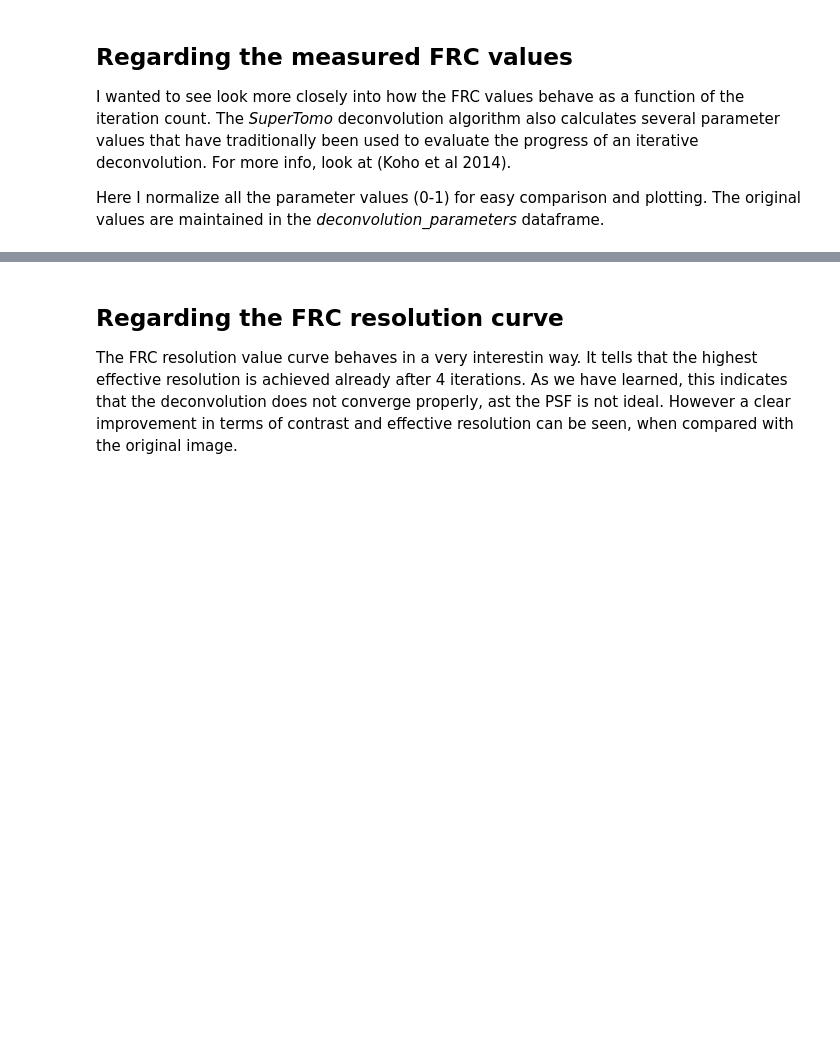
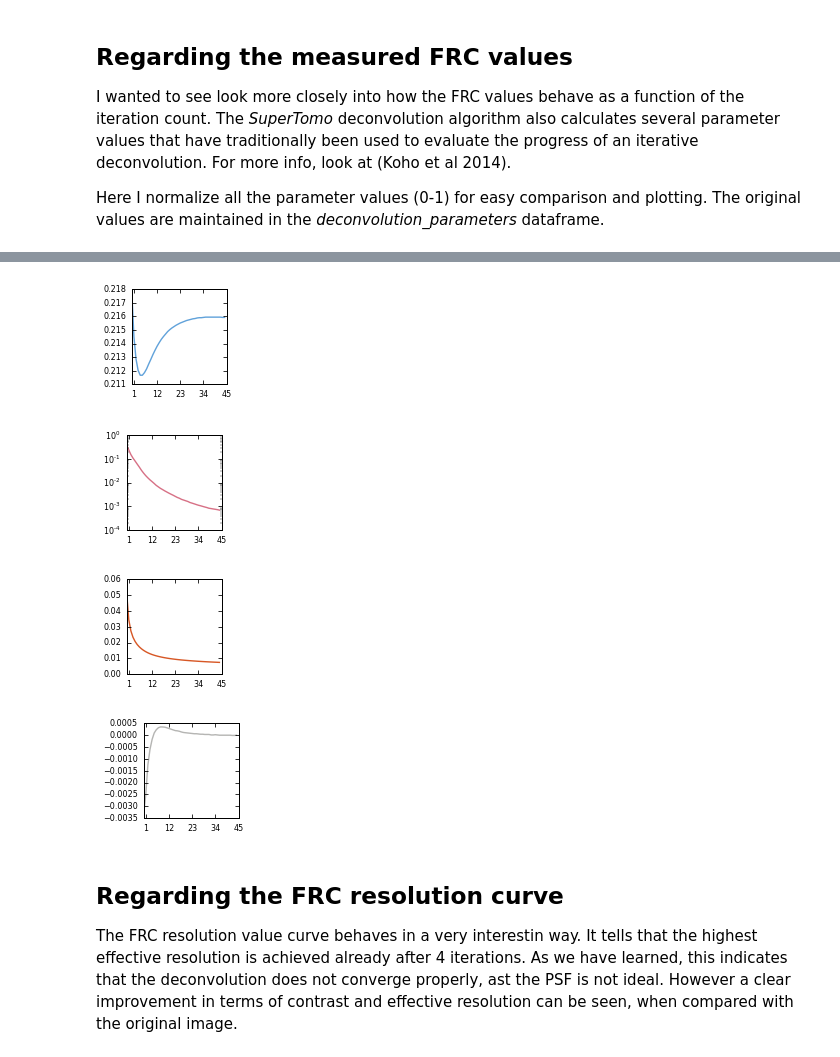
Before and after one commit to sakoho81/miplib, a Jupyter notebook: notebooks/2018-06-05 Deconvolution and FRC with a theoretical PSF (not converging).ipynb, the cells around one changed output, grey strips where cells are left out. Saved outputs shown, nothing was run; the diff lists cells and outputs as text; code cells hidden in the pictures; blank space fills up the shorter version.

Commit message:
Working on the FRC manuscript. A lot of minor changes -- and notebooks.

```diff
--- a/notebooks/2018-06-05 Deconvolution and FRC with a theoretical PSF (not converging).ipynb
+++ b/notebooks/2018-06-05 Deconvolution and FRC with a theoretical PSF (not converging).ipynb
@@ -238,3 +240,32 @@ curves.plot()
+# %%
+import matplotlib.pyplot as plt
+
+directory = "/Users/sami/Documents/Work/Article manuscripts/2018_FRC:FSC/Data/Figure_FRC_Deconvolution/RL_Not_Converging"
+
+
+
+x_ticks = np.linspace(1, n_iterations, num=5, dtype=int)
+size = (1.7, 1.7)
+frc_plot = curves.plot(y='frc', figsize=size, legend=False, color='#61a2da', xticks=x_ticks)
+plt.savefig(os.path.join(directory, "rl_resolution_vs_iteration.eps"),
+            dpi=1200, bbox_inches='tight', pad_inches=0, transparent=True)
+
+uesu_plot = curves.plot(y='uesu', figsize=size, legend=False, color='#d77186', xticks=x_ticks, logy=True)
+plt.savefig(os.path.join(directory, "rl_uesu_vs_iteration.eps"),
+            dpi=1200, bbox_inches='tight', pad_inches=0, transparent=True)
+
+tau1_plot = curves.plot(y='tau1', figsize=size, legend=False, color='#D75725', xticks=x_ticks)
+plt.savefig(os.path.join(directory, "rl_tau1_vs_iteration.eps"),
+            dpi=1200, bbox_inches='tight', pad_inches=0, transparent=True)
+
+frc_diff_plot = curves.plot(y='frcdiff', figsize=size, legend=False, color='#b5b5b3', xticks=x_ticks)
+plt.savefig(os.path.join(directory, "rl_resgrad_vs_iteration.eps"),
+            dpi=1200, bbox_inches='tight', pad_inches=0, transparent=True)
+# %% [output]
+[figure, added]
+[figure, added]
+[figure, added]
+[figure, added]
 # %% [markdown]
 ## Regarding the FRC resolution curve
 
```
Also changed, not shown: parts of 7 cells of this notebook, 31 other files.
